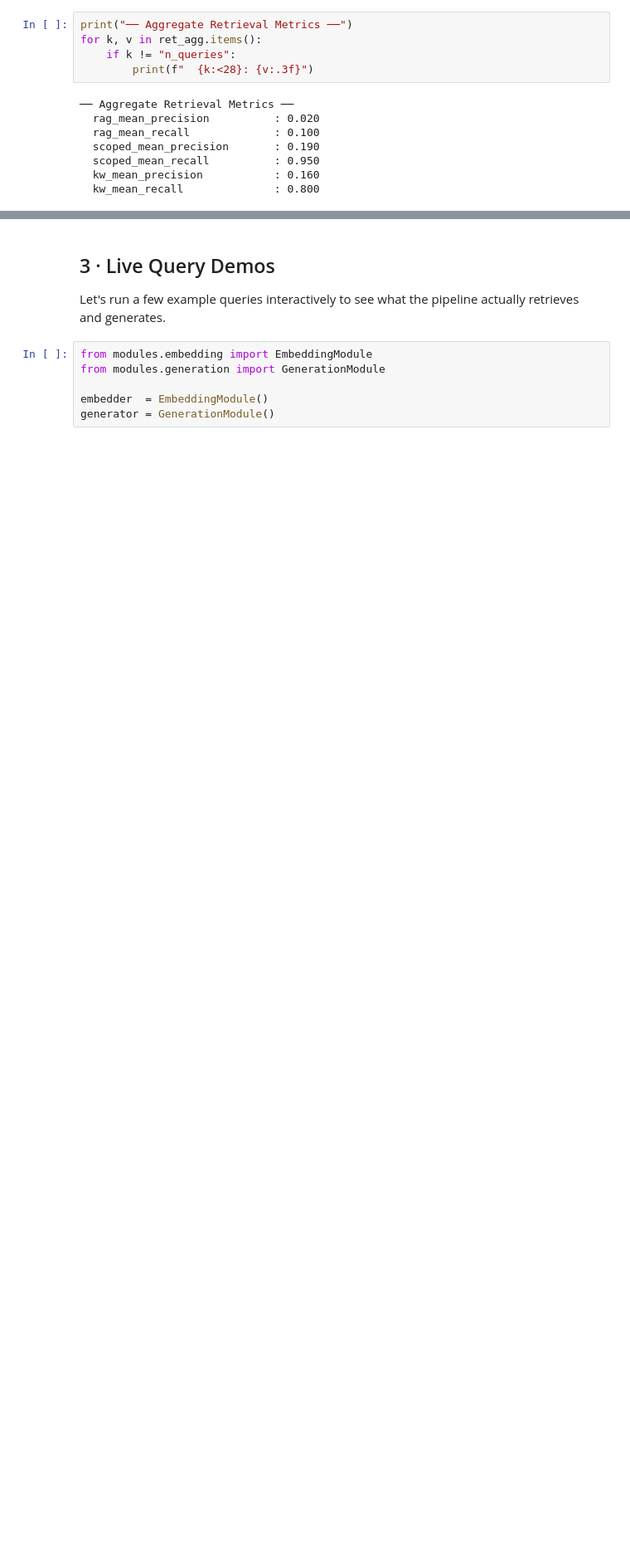
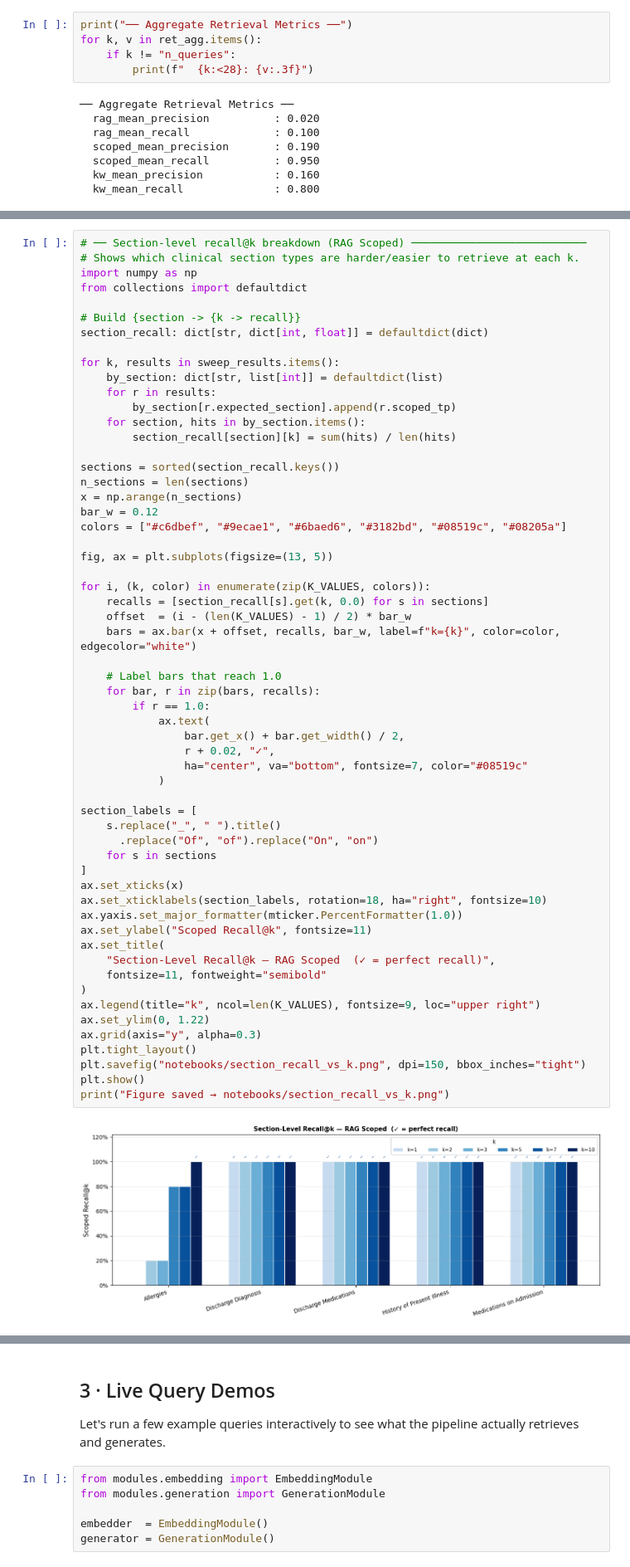
Before and after one commit to pratrt141098/cdss, a Jupyter notebook: notebooks/CDSS_Evaluation_Walkthrough.ipynb, the cells around one changed output, grey strips where cells are left out. Shown at 83% size. Drawn from its saved outputs; the diff is of its cells as text; blank space fills up the shorter version.

```diff
--- a/notebooks/CDSS_Evaluation_Walkthrough.ipynb
+++ b/notebooks/CDSS_Evaluation_Walkthrough.ipynb
@@ -185,0 +346,60 @@ for k, v in ret_agg.items():
+# %%
+# ── Section-level recall@k breakdown (RAG Scoped) ───────────────────────────
+# Shows which clinical section types are harder/easier to retrieve at each k.
+import numpy as np
+from collections import defaultdict
+
+# Build {section -> {k -> recall}}
+section_recall: dict[str, dict[int, float]] = defaultdict(dict)
+
+for k, results in sweep_results.items():
+    by_section: dict[str, list[int]] = defaultdict(list)
+    for r in results:
+        by_section[r.expected_section].append(r.scoped_tp)
+    for section, hits in by_section.items():
+        section_recall[section][k] = sum(hits) / len(hits)
+
+sections = sorted(section_recall.keys())
+n_sections = len(sections)
+x = np.arange(n_sections)
+bar_w = 0.12
+colors = ["#c6dbef", "#9ecae1", "#6baed6", "#3182bd", "#08519c", "#08205a"]
+
+fig, ax = plt.subplots(figsize=(13, 5))
+
+for i, (k, color) in enumerate(zip(K_VALUES, colors)):
+    recalls = [section_recall[s].get(k, 0.0) for s in sections]
+    offset  = (i - (len(K_VALUES) - 1) / 2) * bar_w
+    bars = ax.bar(x + offset, recalls, bar_w, label=f"k={k}", color=color, edgecolor="white")
+
+    # Label bars that reach 1.0
+    for bar, r in zip(bars, recalls):
+        if r == 1.0:
+            ax.text(
+                bar.get_x() + bar.get_width() / 2,
+                r + 0.02, "✓",
+                ha="center", va="bottom", fontsize=7, color="#08519c"
+            )
+
+section_labels = [
+    s.replace("_", " ").title()
+      .replace("Of", "of").replace("On", "on")
+    for s in sections
+]
+ax.set_xticks(x)
+ax.set_xticklabels(section_labels, rotation=18, ha="right", fontsize=10)
+ax.yaxis.set_major_formatter(mticker.PercentFormatter(1.0))
+ax.set_ylabel("Scoped Recall@k", fontsize=11)
+ax.set_title(
+    "Section-Level Recall@k — RAG Scoped  (✓ = perfect recall)",
+    fontsize=11, fontweight="semibold"
+)
+ax.legend(title="k", ncol=len(K_VALUES), fontsize=9, loc="upper right")
+ax.set_ylim(0, 1.22)
+ax.grid(axis="y", alpha=0.3)
+plt.tight_layout()
+plt.savefig("notebooks/section_recall_vs_k.png", dpi=150, bbox_inches="tight")
+plt.show()
+print("Figure saved → notebooks/section_recall_vs_k.png")
+# %% [output]
+[figure, added]
```
Also changed, not shown: parts of 17 cells of this notebook, 44 other files.
